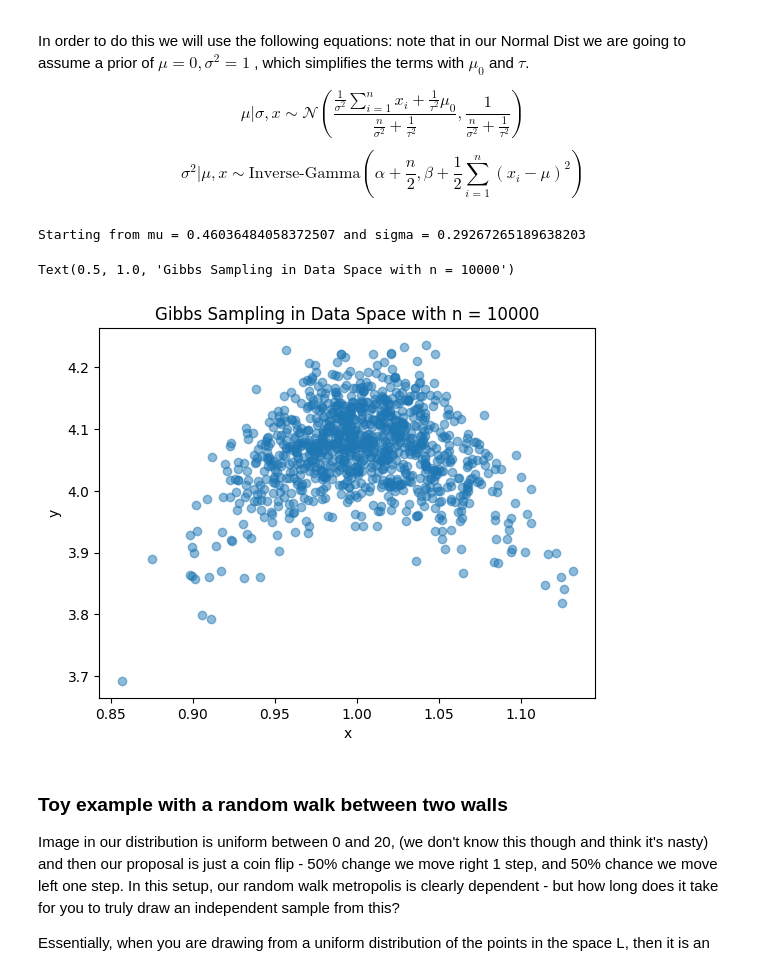
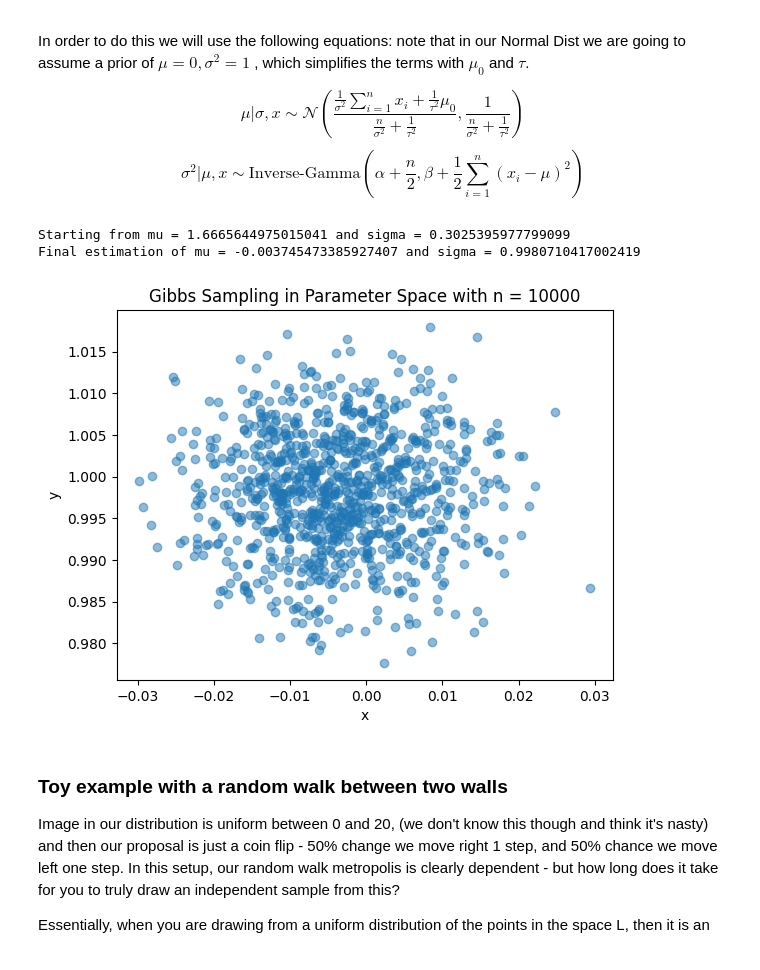
Before and after one commit to ncorriveau/math_helpers, a Jupyter notebook: monte_carlo.ipynb, the cells around one changed output. Cells and saved outputs as stored; diff of their text form; code cells hidden in the pictures.

```diff
--- a/monte_carlo.ipynb
+++ b/monte_carlo.ipynb
@@ -271,7 +271,7 @@ def conditional_gaussian(n, sample_mean, sigma):
 def conditional_gamma(data, mu, alpha, beta):
     alpha = alpha + len(data) / 2
     beta = beta + 0.5 * np.sum((data - mu)**2)
-    return stats.gamma.rvs(alpha, scale=1/beta)
+    return stats.invgamma.rvs(alpha, scale=beta)
 
 
 def run_gibbs_sampling(iterations, data):
@@ -281,42 +281,45 @@ def run_gibbs_sampling(iterations, data):
 
     Recall that the conditional distribution of mu given sigma is normal and the
     conditional distribution of sigma given mu is gamma.
 
     """
     alpha, beta = 1, 1
     n = len(data)
     sample_mean = np.mean(data)
     # pick random point for mu and sigma
     mu = np.random.uniform(-2, 2)
     sigma = np.random.uniform(0, 2)
     print(f"Starting from mu = {mu} and sigma = {sigma}")
 
     samples = np.zeros((iterations, 2))
     samples[0, :] = mu, sigma
 
     for i in range(1, iterations):
-        mu = conditional_gaussian(n, sample_mean, sigma)
-        sigma = conditional_gamma(data, mu, alpha, beta)
-        samples[i, :] = mu, sigma
+        mu = conditional_gaussian(n, sample_mean, np.sqrt(samples[i-1, 1]))
+        sigma_sq = conditional_gamma(data, mu, alpha, beta)
+        samples[i, :] = mu, sigma_sq
 
     return samples
 
 num_samples = 10000
-true_mean, true_sigma = 1, 0.5
+true_mean, true_sigma = 0, 1
 data = stats.norm.rvs(true_mean, true_sigma, num_samples)
 samples = run_gibbs_sampling(1000, data)
 x = samples[1:, 0] # ignore rnadom first sample
-y = samples[1:, 1]
+y = np.sqrt(samples[1:, 1] )
+print(f"Final estimation of mu = {np.mean(x)} and sigma = {np.mean(y)}")
 
 plt.scatter(x, y, alpha=0.5)
 plt.xlabel('x')
 plt.ylabel('y')
-plt.title(f'Gibbs Sampling in Data Space with n = {num_samples}')
+plt.title(f'Gibbs Sampling in Parameter Space with n = {num_samples}')
+
+plt.show()
 #
 # %% [output]
-Starting from mu = 0.46036484058372507 and sigma = 0.29267265189638203
+Starting from mu = 1.6665644975015041 and sigma = 0.3025395977799099
+Final estimation of mu = -0.003745473385927407 and sigma = 0.9980710417002419
-Text(0.5, 1.0, 'Gibbs Sampling in Data Space with n = 10000')
-[figure, old version]
+[figure, new version]
 # %% [markdown]
 ### Toy example with a random walk between two walls ###
 Image in our distribution is uniform between 0 and 20, (we don't know this though and think it's nasty)
```
Also changed, not shown: parts of 3 cells of this notebook.
